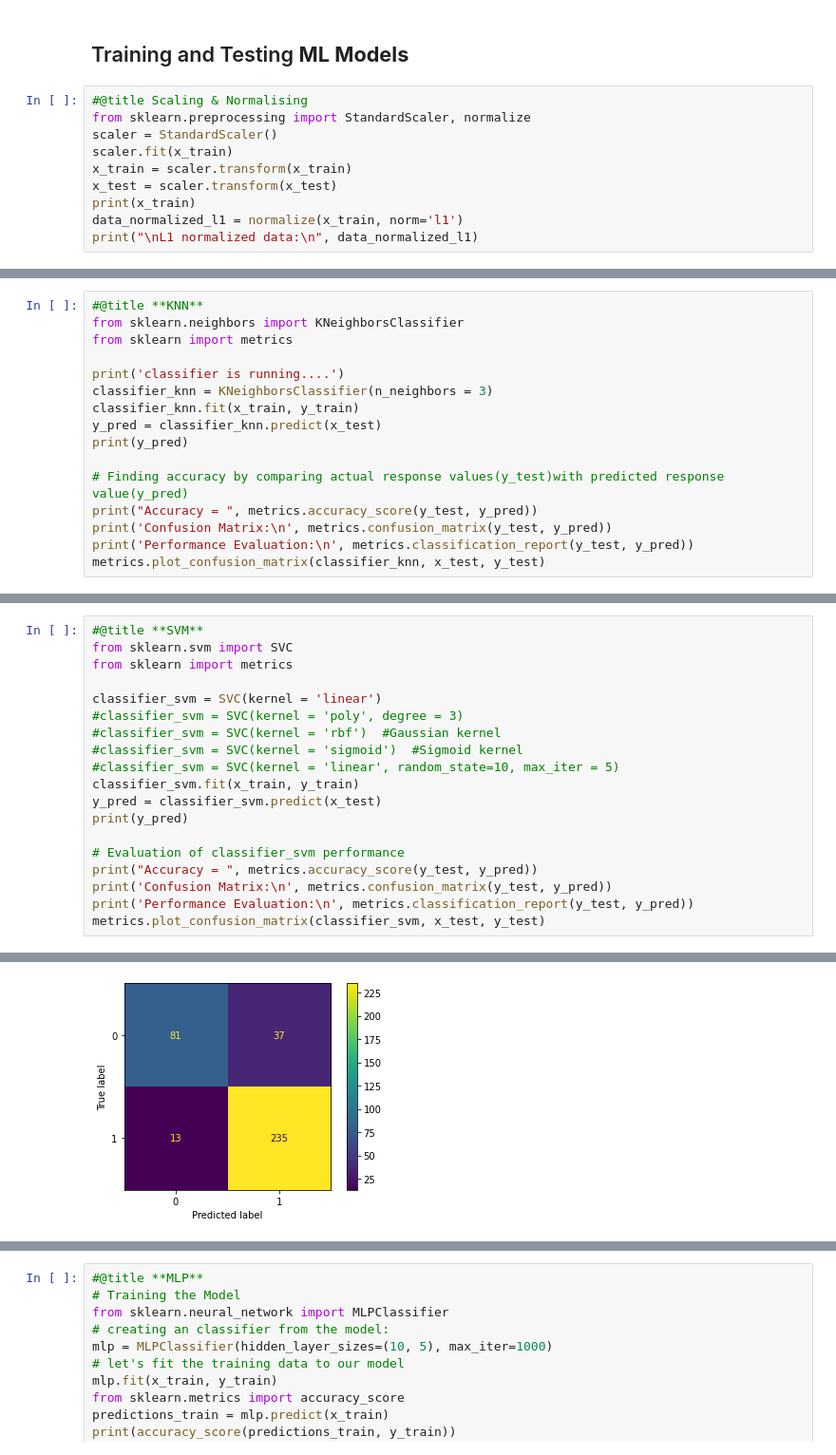
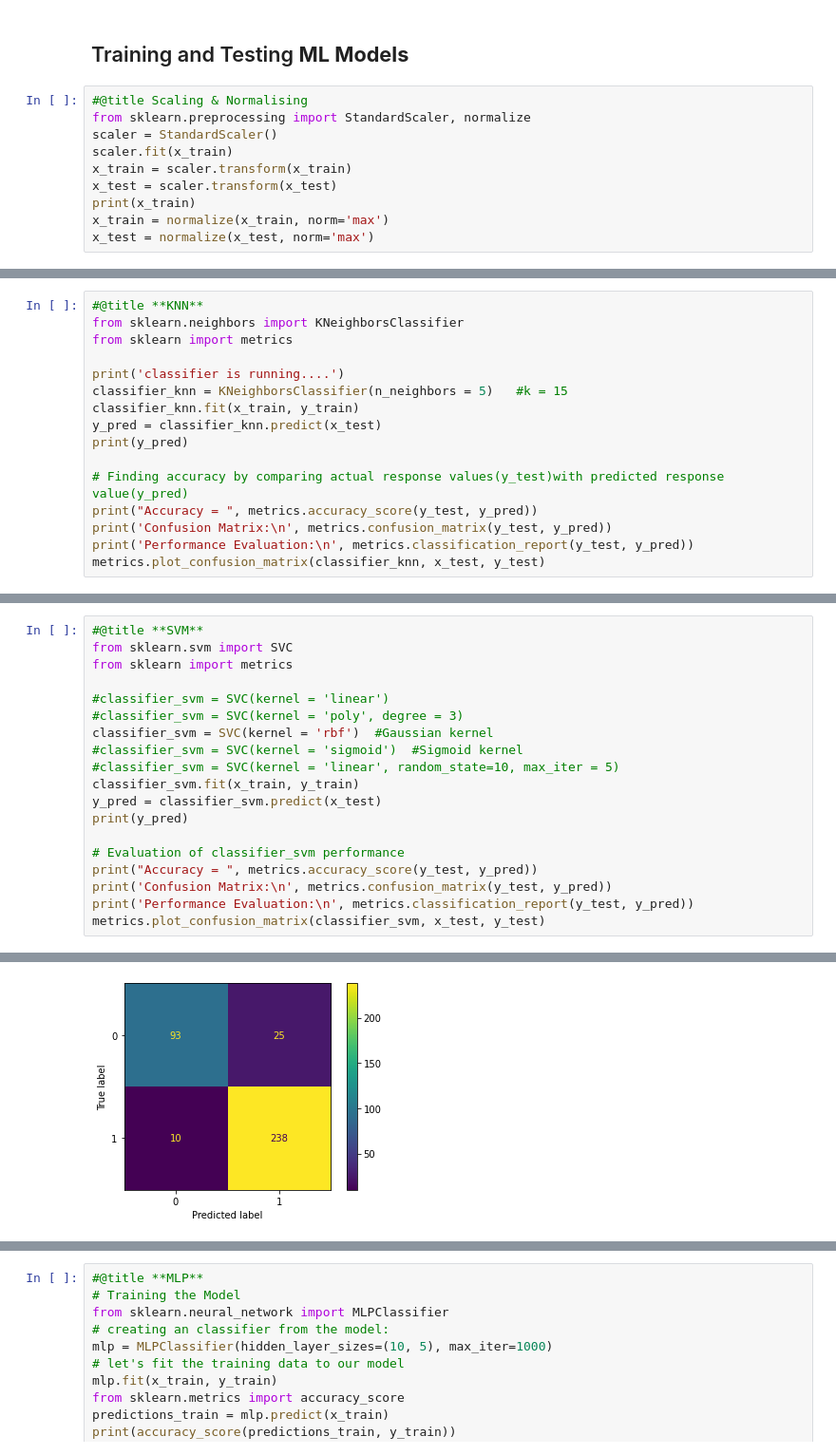
Before and after one commit to Nadeem-Anwar/Nadeem-Anwar, a Jupyter notebook: Cancer.ipynb, the cells around one changed output, grey strips where cells are left out. Shown at 95% size. Cells and saved outputs as stored; diff of their text form.

```diff
--- a/Cancer.ipynb
+++ b/Cancer.ipynb
@@ -610,6 +616,6 @@ scaler.fit(x_train)
 x_train = scaler.transform(x_train)
 x_test = scaler.transform(x_test)
 print(x_train)
-data_normalized_l1 = normalize(x_train, norm='l1')
-print("\nL1 normalized data:\n", data_normalized_l1)
+x_train = normalize(x_train, norm='max')
+x_test = normalize(x_test, norm='max')
 # %% [output]
@@ -636,7 +638,7 @@ from sklearn.neighbors import KNeighborsClassifier
 from sklearn import metrics
 
 print('classifier is running....')
-classifier_knn = KNeighborsClassifier(n_neighbors = 3)
+classifier_knn = KNeighborsClassifier(n_neighbors = 5)   #k = 15
 classifier_knn.fit(x_train, y_train)
 y_pred = classifier_knn.predict(x_test)
 print(y_pred)
@@ -671,9 +673,9 @@ weighted avg       0.69      0.70      0.69       366
 from sklearn.svm import SVC
 from sklearn import metrics
 
-classifier_svm = SVC(kernel = 'linear')
+#classifier_svm = SVC(kernel = 'linear')
 #classifier_svm = SVC(kernel = 'poly', degree = 3)
-#classifier_svm = SVC(kernel = 'rbf')  #Gaussian kernel
+classifier_svm = SVC(kernel = 'rbf')  #Gaussian kernel
 #classifier_svm = SVC(kernel = 'sigmoid')  #Sigmoid kernel
 #classifier_svm = SVC(kernel = 'linear', random_state=10, max_iter = 5)
 classifier_svm.fit(x_train, y_train)
@@ -706,5 +708,5 @@ weighted avg       0.86      0.86      0.86       366
 <sklearn.metrics._plot.confusion_matrix.ConfusionMatrixDisplay at 0x...>
-[figure, old version]
+[figure, new version]
 # %%
 #@title **Decision Tree**
 from sklearn.tree import DecisionTreeClassifier, plot_tree
```
Also changed, not shown: parts of 8 cells of this notebook.
